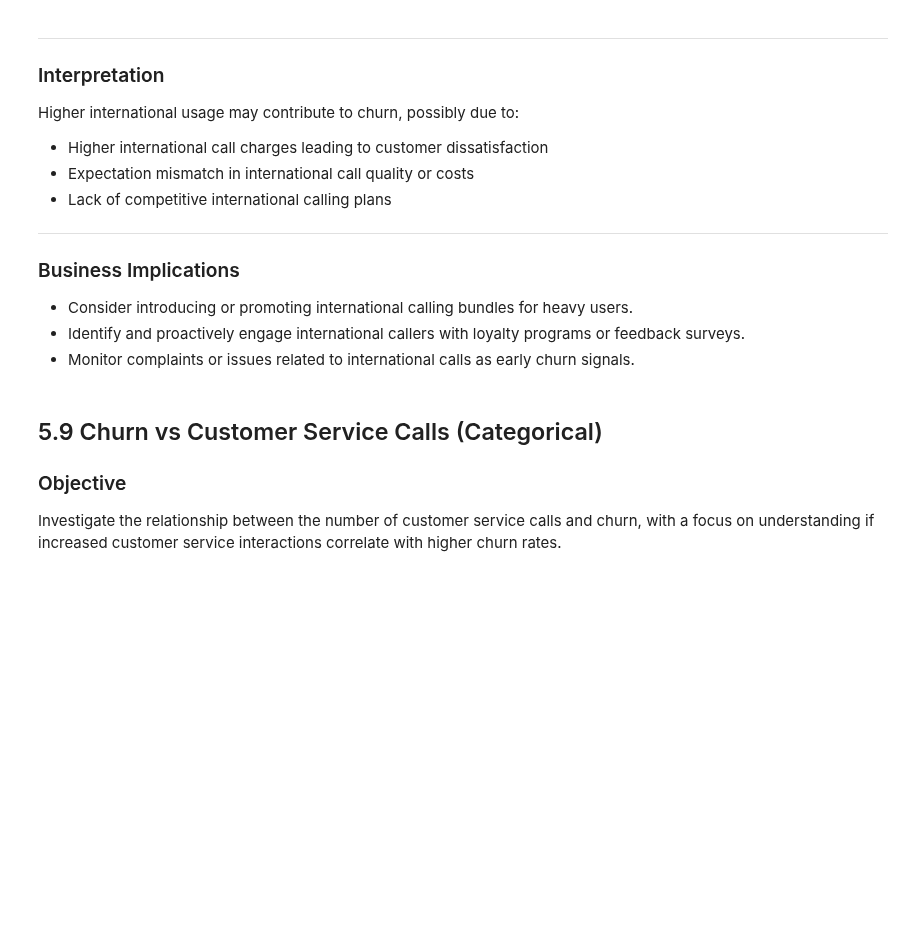
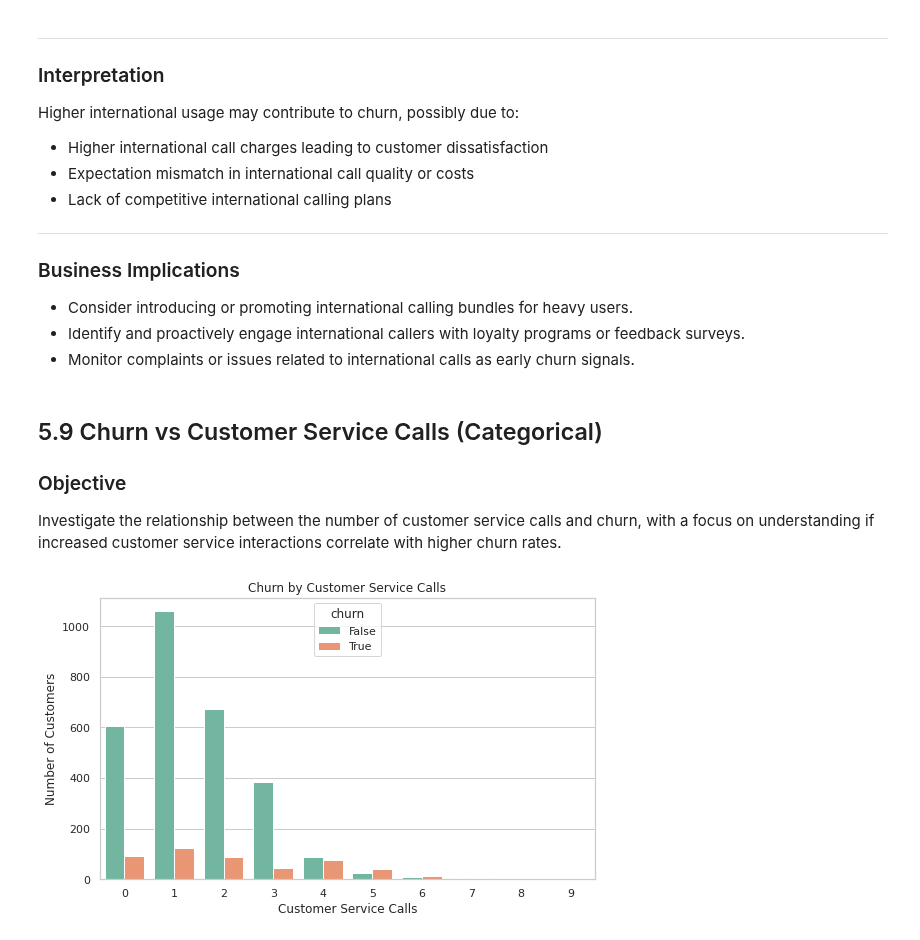
Before and after one commit to OndiekiFrank/ChurnSage-Customer-Retention-Intelligence, a Jupyter notebook: notebooks/ChurnSage_Customer_Retention_Model.ipynb, the cells around one changed output. Cells and saved outputs as stored; diff of their text form; code cells hidden in the pictures; blank space fills up the shorter version.

Commit message:
Add visualization code for Churn vs Customer Service Calls (Categorical)

```diff
--- a/notebooks/ChurnSage_Customer_Retention_Model.ipynb
+++ b/notebooks/ChurnSage_Customer_Retention_Model.ipynb
@@ -589,3 +589,17 @@ Higher international usage may contribute to churn, possibly due to:
 ###  Objective
 
 Investigate the relationship between the number of customer service calls and churn, with a focus on understanding if increased customer service interactions correlate with higher churn rates.
+# %%
+# Set style
+sns.set(style="whitegrid")
+
+# Plot
+plt.figure(figsize=(8, 5))
+sns.countplot(x='customer service calls', hue='churn', data=df, palette='Set2')
+plt.title('Churn by Customer Service Calls')
+plt.xlabel('Customer Service Calls')
+plt.ylabel('Number of Customers')
+plt.tight_layout()
+plt.show()
+# %% [output]
+[figure, added]
```
